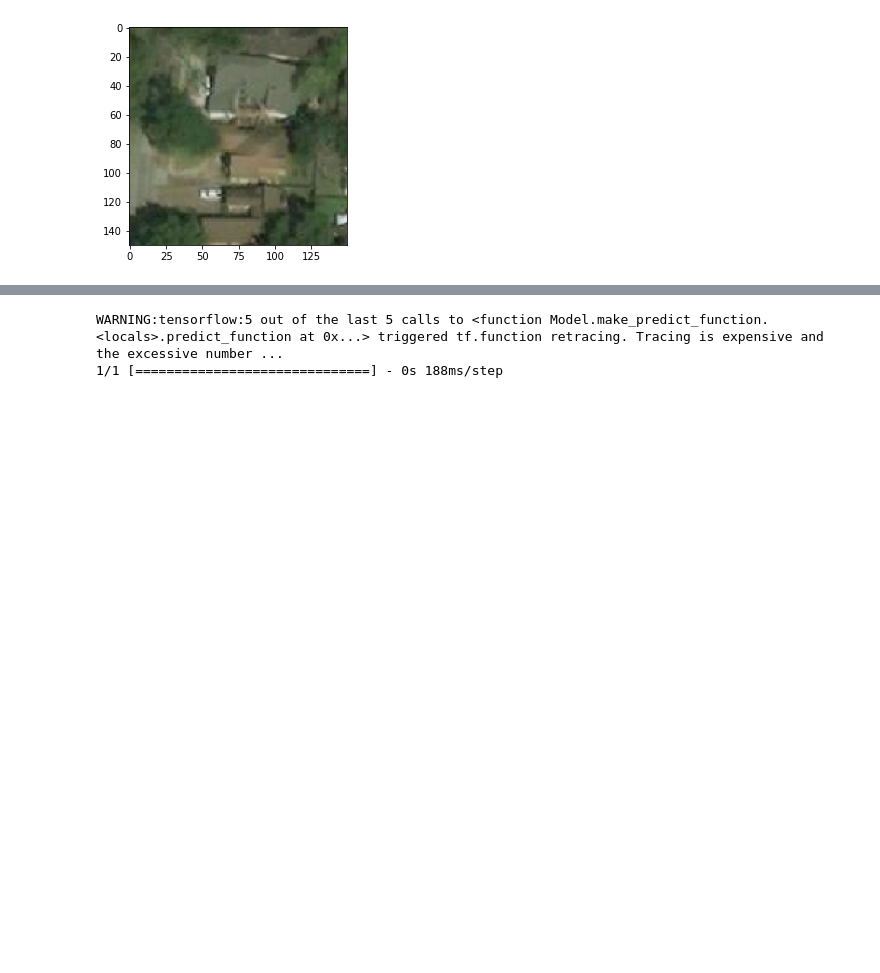
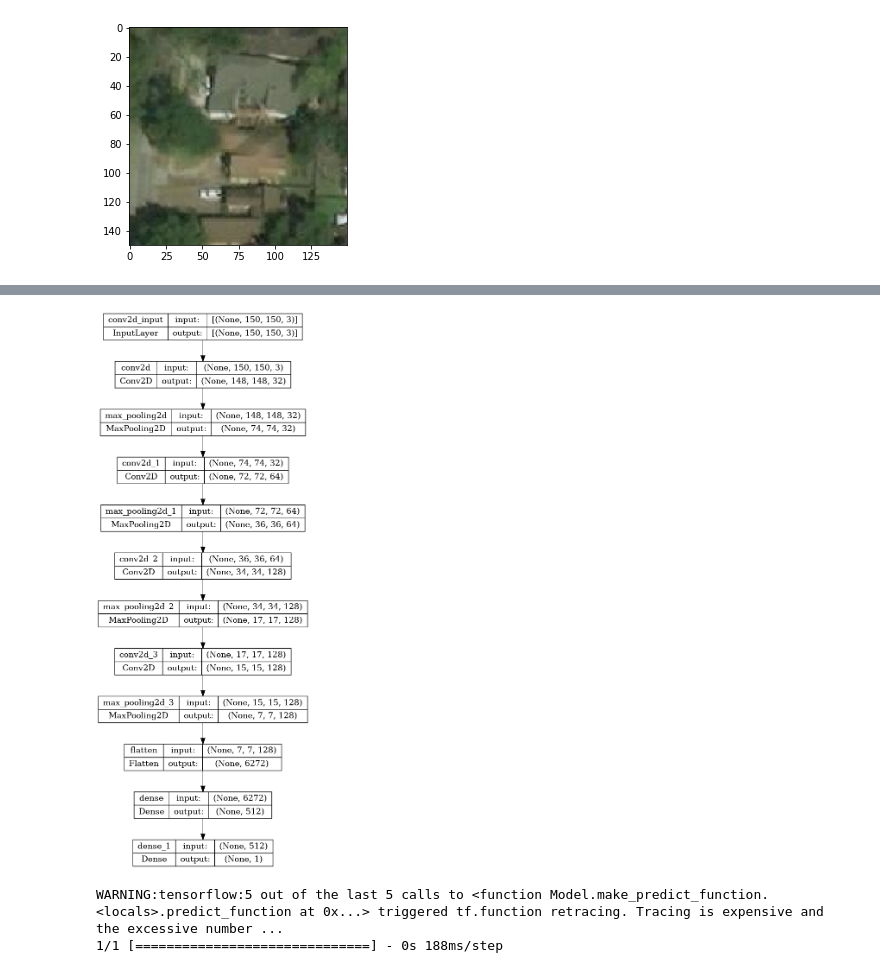
Before and after one commit to harimadhavan2000/AI2_P2, a Jupyter notebook: EDA.ipynb, the cells around one changed output, grey strips where cells are left out. Saved outputs shown, nothing was run; the diff lists cells and outputs as text; code cells hidden in the pictures; blank space fills up the shorter version.

Commit message:
added model graph

```diff
--- a/EDA.ipynb
+++ b/EDA.ipynb
@@ -305,3 +296,10 @@ model.layers
+# %%
+keras.utils.plot_model(
+    model,
+    show_shapes=True
+)
+# %% [output]
+[figure, added]
 # %%
 layer_outputs = [layer.output for layer in model.layers[:8]]
 activation_model = models.Model(inputs = model.input, outputs = layer_outputs)
```
Also changed, not shown: parts of 2 cells of this notebook, 1 other file.
